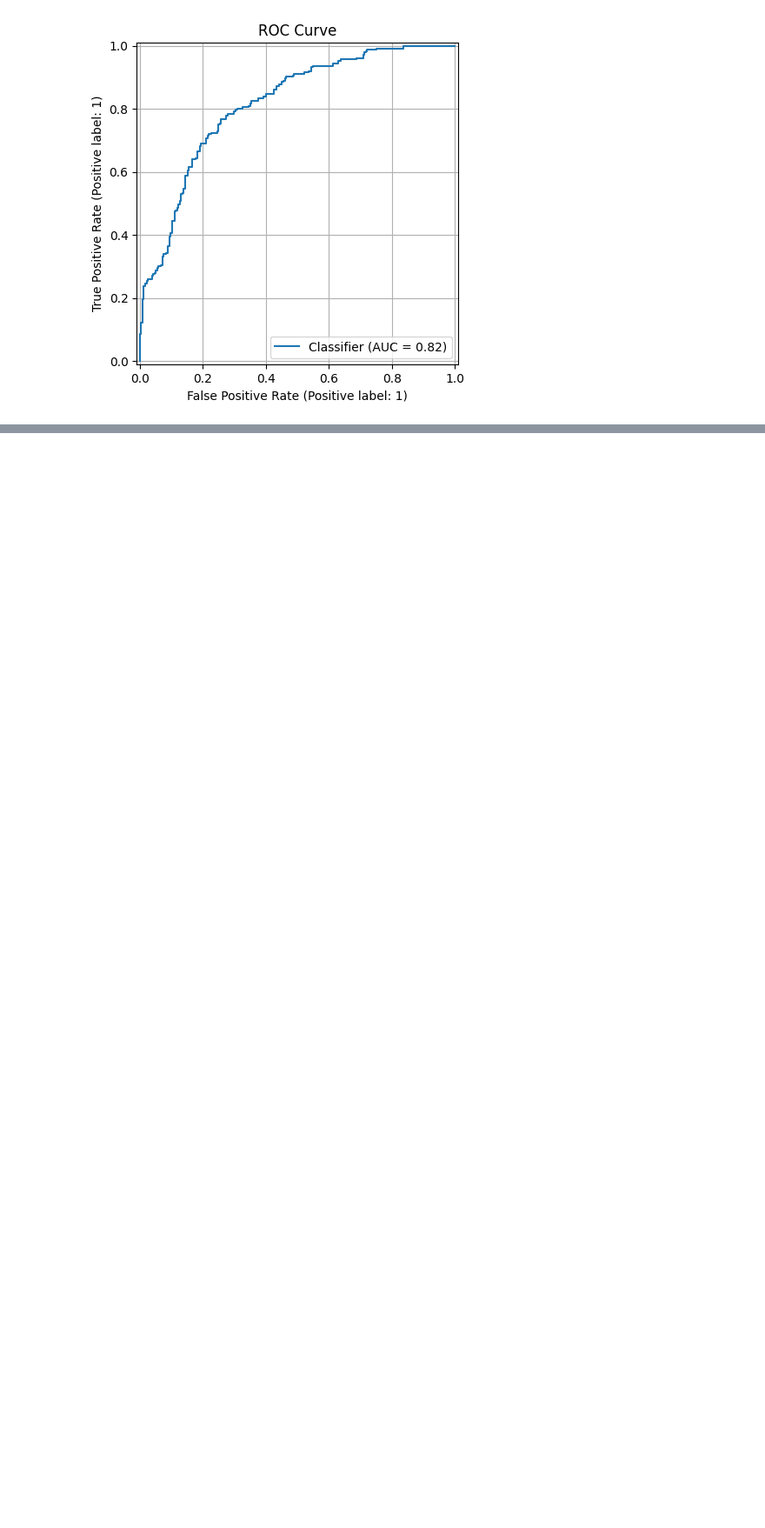
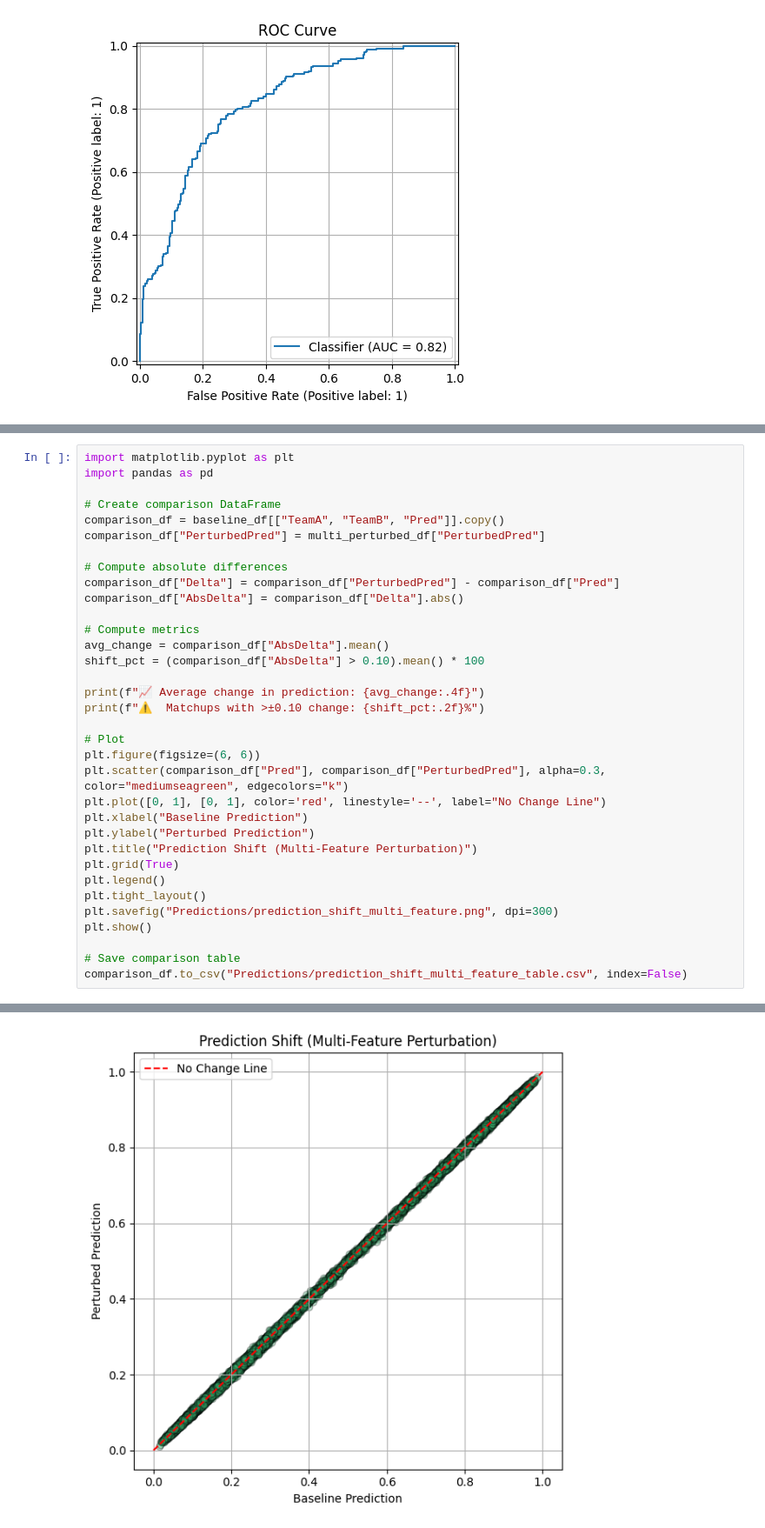
Before and after one commit to xsarias/Basketball-Tournament-Prediction-System, a Jupyter notebook: Simulations/TournamentPrediction.ipynb, the cells around one changed output, grey strips where cells are left out. Shown at 87% size. Drawn from its saved outputs; the diff is of its cells as text; blank space fills up the shorter version.

```diff
--- a/Simulations/TournamentPrediction.ipynb
+++ b/Simulations/TournamentPrediction.ipynb
@@ -618,0 +729,35 @@ Name: Pred, dtype: float64
+# %%
+import matplotlib.pyplot as plt
+import pandas as pd
+
+# Create comparison DataFrame
+comparison_df = baseline_df[["TeamA", "TeamB", "Pred"]].copy()
+comparison_df["PerturbedPred"] = multi_perturbed_df["PerturbedPred"]
+
+# Compute absolute differences
+comparison_df["Delta"] = comparison_df["PerturbedPred"] - comparison_df["Pred"]
+comparison_df["AbsDelta"] = comparison_df["Delta"].abs()
+
+# Compute metrics
+avg_change = comparison_df["AbsDelta"].mean()
+shift_pct = (comparison_df["AbsDelta"] > 0.10).mean() * 100
+
+print(f"📈 Average change in prediction: {avg_change:.4f}")
+print(f"⚠️  Matchups with >±0.10 change: {shift_pct:.2f}%")
+
+# Plot
+plt.figure(figsize=(6, 6))
+plt.scatter(comparison_df["Pred"], comparison_df["PerturbedPred"], alpha=0.3, color="mediumseagreen", edgecolors="k")
+plt.plot([0, 1], [0, 1], color='red', linestyle='--', label="No Change Line")
+plt.xlabel("Baseline Prediction")
+plt.ylabel("Perturbed Prediction")
+plt.title("Prediction Shift (Multi-Feature Perturbation)")
+plt.grid(True)
+plt.legend()
+plt.tight_layout()
+plt.savefig("Predictions/prediction_shift_multi_feature.png", dpi=300)
+plt.show()
+
+# Save comparison table
+comparison_df.to_csv("Predictions/prediction_shift_multi_feature_table.csv", index=False)
+# %% [output]
@@ -618,0 +766 @@ Name: Pred, dtype: float64
+[figure, added]
```
Also changed, not shown: parts of 11 cells of this notebook, 7 other files.
